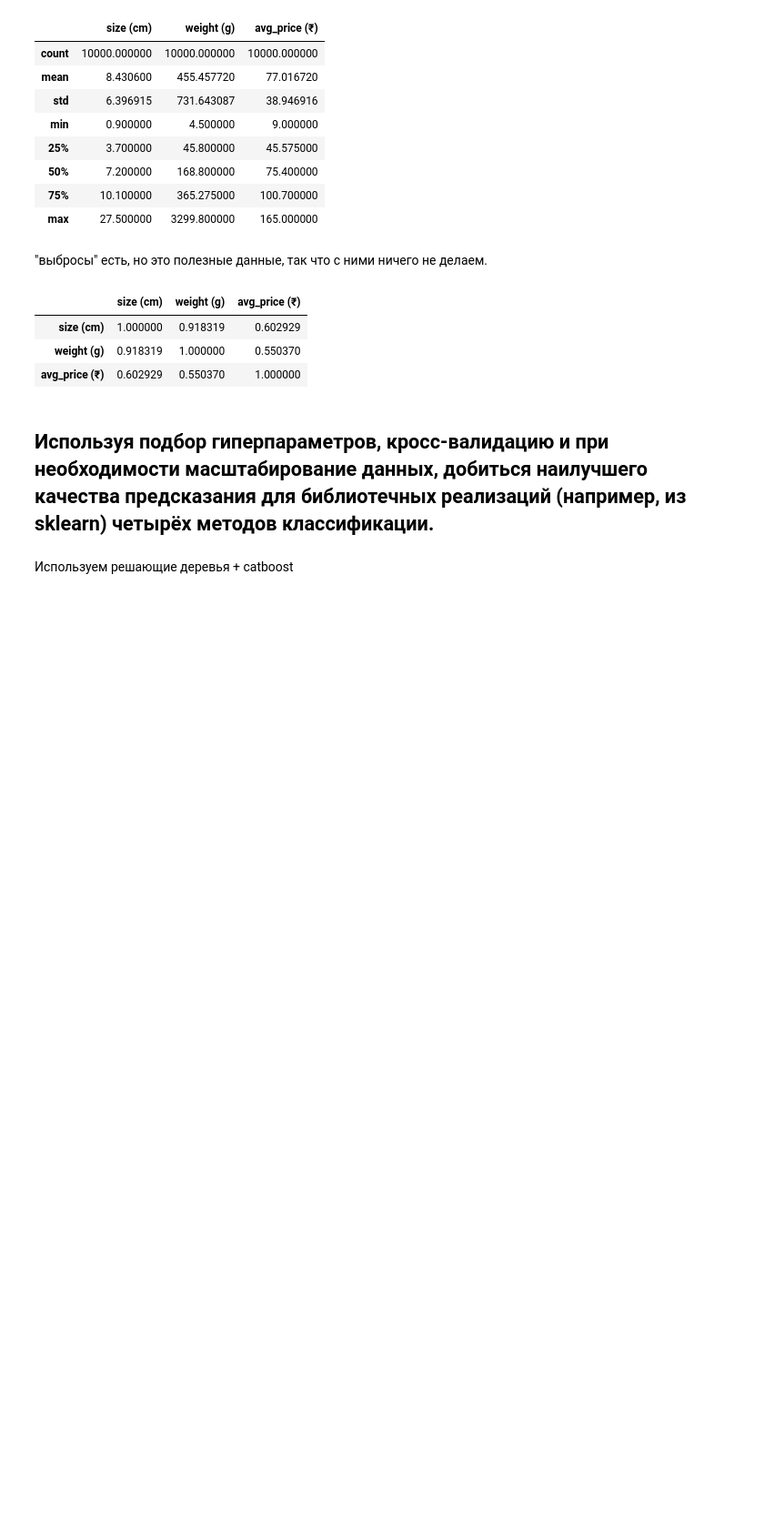
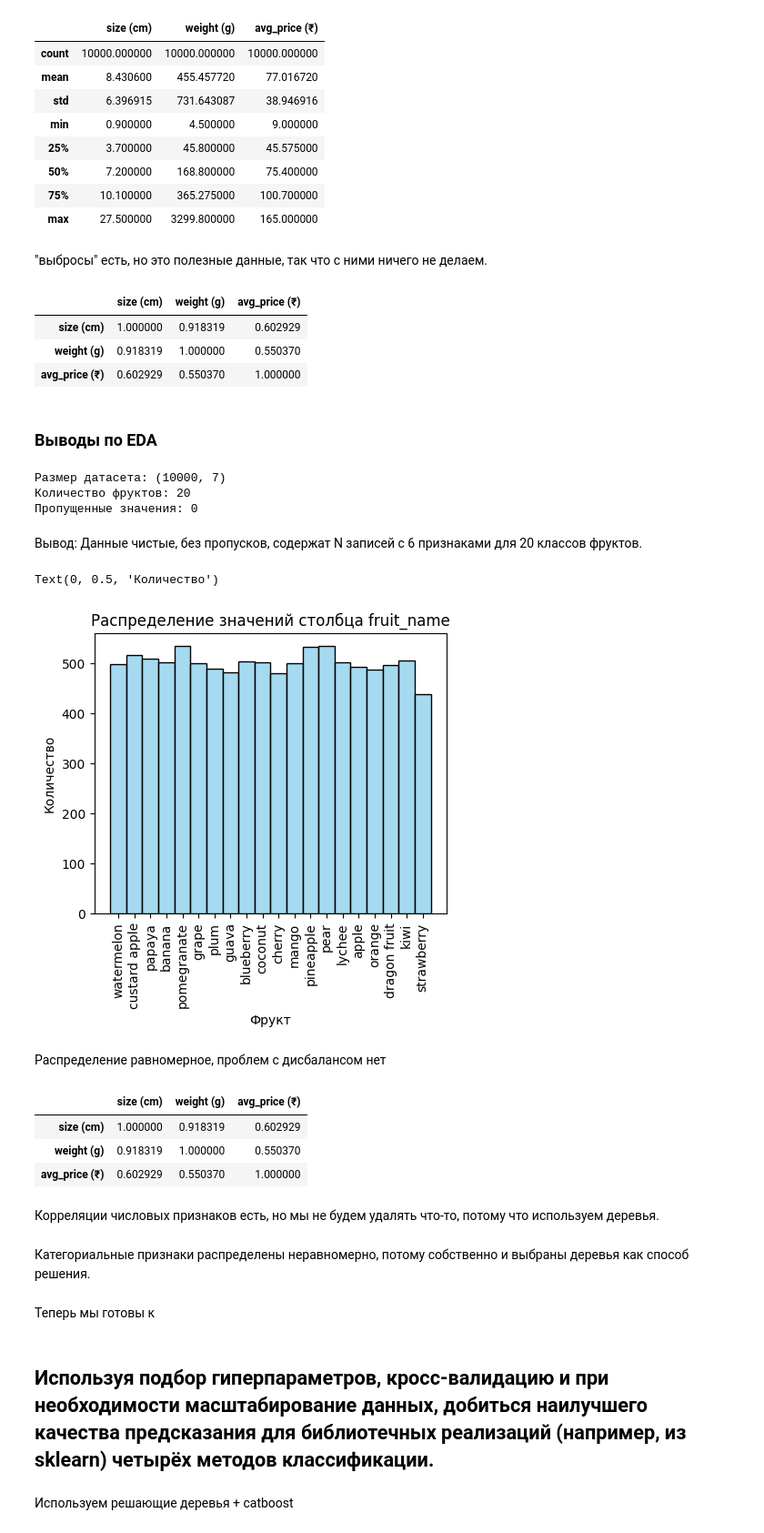
Before and after one commit to MaximTetuchin/spbu-python-course, a Jupyter notebook: project/Task8/main.ipynb, the cells around one changed output. Shown at 91% size. Saved outputs shown, nothing was run; the diff lists cells and outputs as text; code cells hidden in the pictures; blank space fills up the shorter version.

```diff
--- a/project/Task8/main.ipynb
+++ b/project/Task8/main.ipynb
@@ -103,6 +147,43 @@ df[['size (cm)','weight (g)','avg_price (₹)']].corr()
 | size (cm) | 1.000000 | 0.918319 | 0.602929 |
 | weight (g) | 0.918319 | 1.000000 | 0.550370 |
 | avg_price (₹) | 0.602929 | 0.550370 | 1.000000 |
+# %% [markdown]
+### Выводы по EDA
+# %%
+print(f"Размер датасета: {df.shape}")
+print(f"Количество фруктов: {df['fruit_name'].nunique()}")
+print(f"Пропущенные значения: {df.isnull().sum().sum()}")
+# %% [output]
+Размер датасета: (10000, 7)
+Количество фруктов: 20
+Пропущенные значения: 0
+# %% [markdown]
+Вывод: Данные чистые, без пропусков, содержат N записей с 6 признаками для 20 классов фруктов.
+# %%
+plt.figure(figsize=(5,4))
+sns.histplot(df['fruit_name'], bins=20, color='skyblue', kde=False)
+plt.xticks(rotation=90)
+plt.title('Распределение значений столбца fruit_name', fontsize=12)
+plt.xlabel('Фрукт', fontsize=10)
+plt.ylabel('Количество', fontsize=10)
+# %% [output]
+Text(0, 0.5, 'Количество')
+[figure, added]
+# %% [markdown]
+Распределение равномерное, проблем с дисбалансом нет
+# %%
+df[['size (cm)','weight (g)','avg_price (₹)']].corr()
+# %% [output]
+|  | size (cm) | weight (g) | avg_price (₹) |
+| size (cm) | 1.000000 | 0.918319 | 0.602929 |
+| weight (g) | 0.918319 | 1.000000 | 0.550370 |
+| avg_price (₹) | 0.602929 | 0.550370 | 1.000000 |
+# %% [markdown]
+Корреляции числовых признаков есть, но мы не будем удалять что-то, потому что используем деревья.
+# %% [markdown]
+Категориальные признаки распределены неравномерно, потому собственно и выбраны деревья как способ решения.
+# %% [markdown]
+Теперь мы готовы к
 # %% [markdown]
 ##  Используя подбор гиперпараметров, кросс-валидацию и при необходимости масштабирование данных, добиться наилучшего качества предсказания для библиотечных реализаций (например, из sklearn) четырёх методов классификации.
 # %% [markdown]
```
Also changed, not shown: parts of 13 cells of this notebook.
